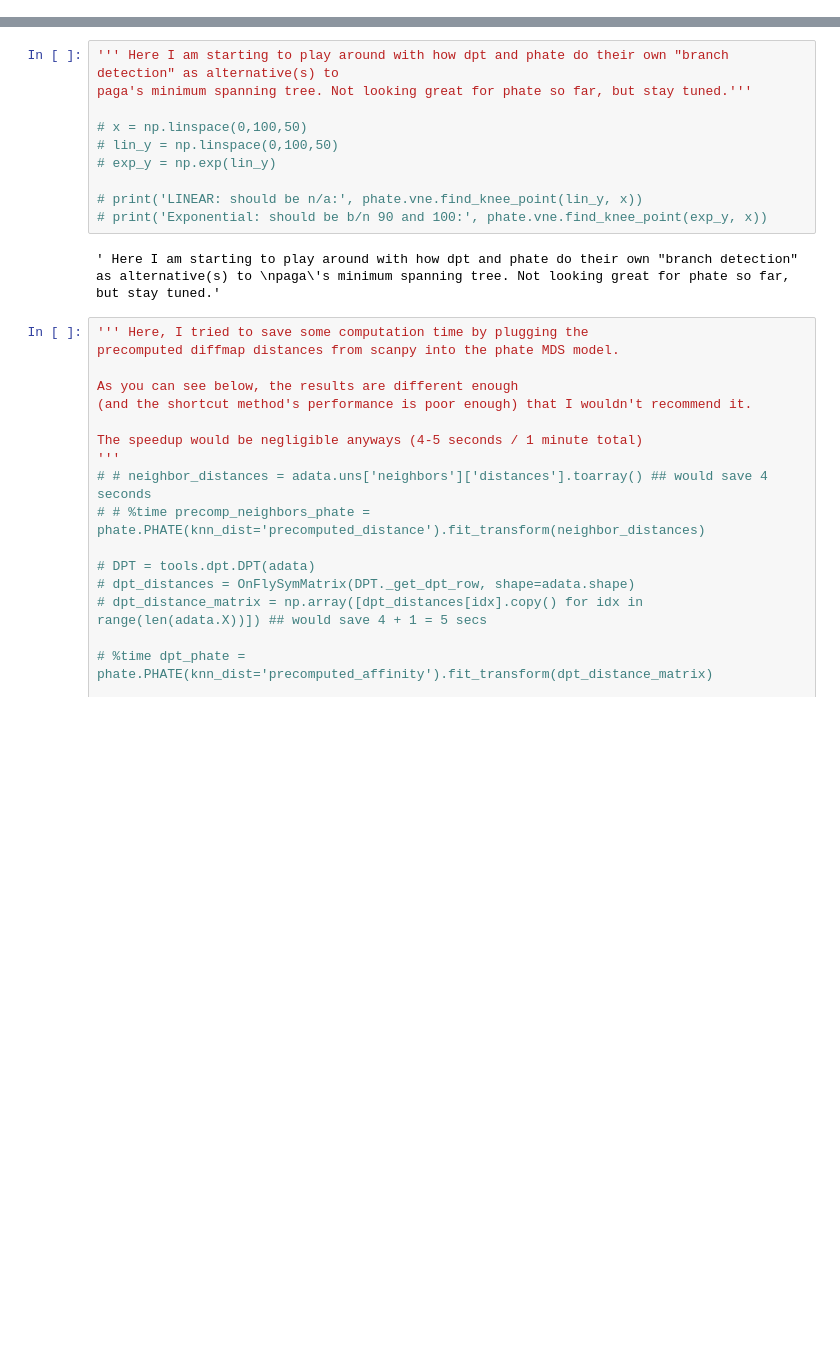
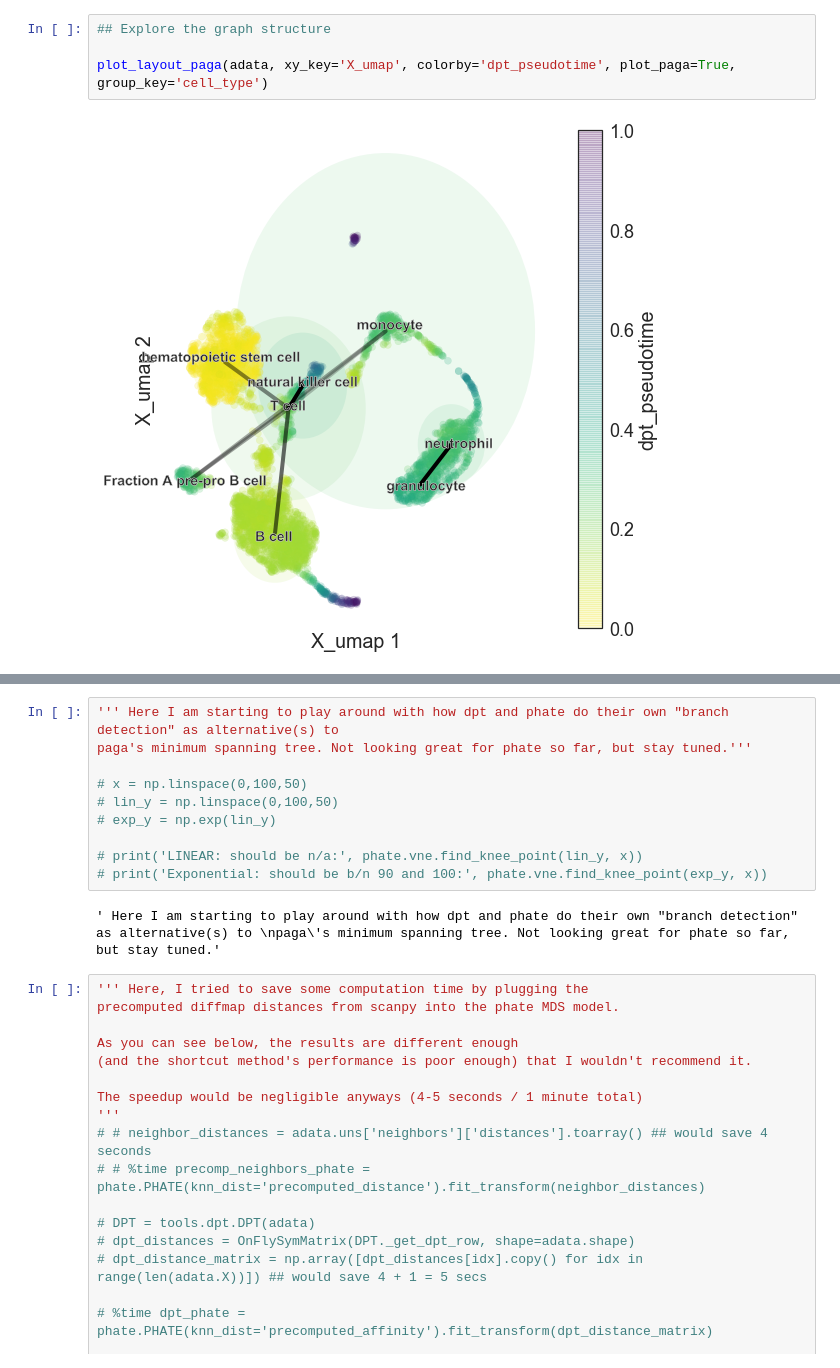
Before and after one commit to chanzuckerberg/cellxgene-compbio-methods, a Jupyter notebook: tabula-muris/bone-marrow-scanpy-trajectory.ipynb, the cells around one changed output, grey strips where cells are left out. Saved outputs shown, nothing was run; the diff lists cells and outputs as text; blank space fills up the shorter version.

```diff
--- a/tabula-muris/bone-marrow-scanpy-trajectory.ipynb
+++ b/tabula-muris/bone-marrow-scanpy-trajectory.ipynb
@@ -250,3 +274,9 @@ plot_layout_paga(adata, xy_key='X_phate', group_key='cell_type', colorby='dpt_ps
+# %%
+## Explore the graph structure
+
+plot_layout_paga(adata, xy_key='X_umap', colorby='dpt_pseudotime', plot_paga=True, group_key='cell_type')
+# %% [output]
+[figure, added]
 # %%
 def plot_chord_diagram(adata, group_key, threshold = 0.1):
     groups = sorted(list(adata.obs[group_key].cat.categories),
```
Also changed, not shown: parts of 12 cells of this notebook.
